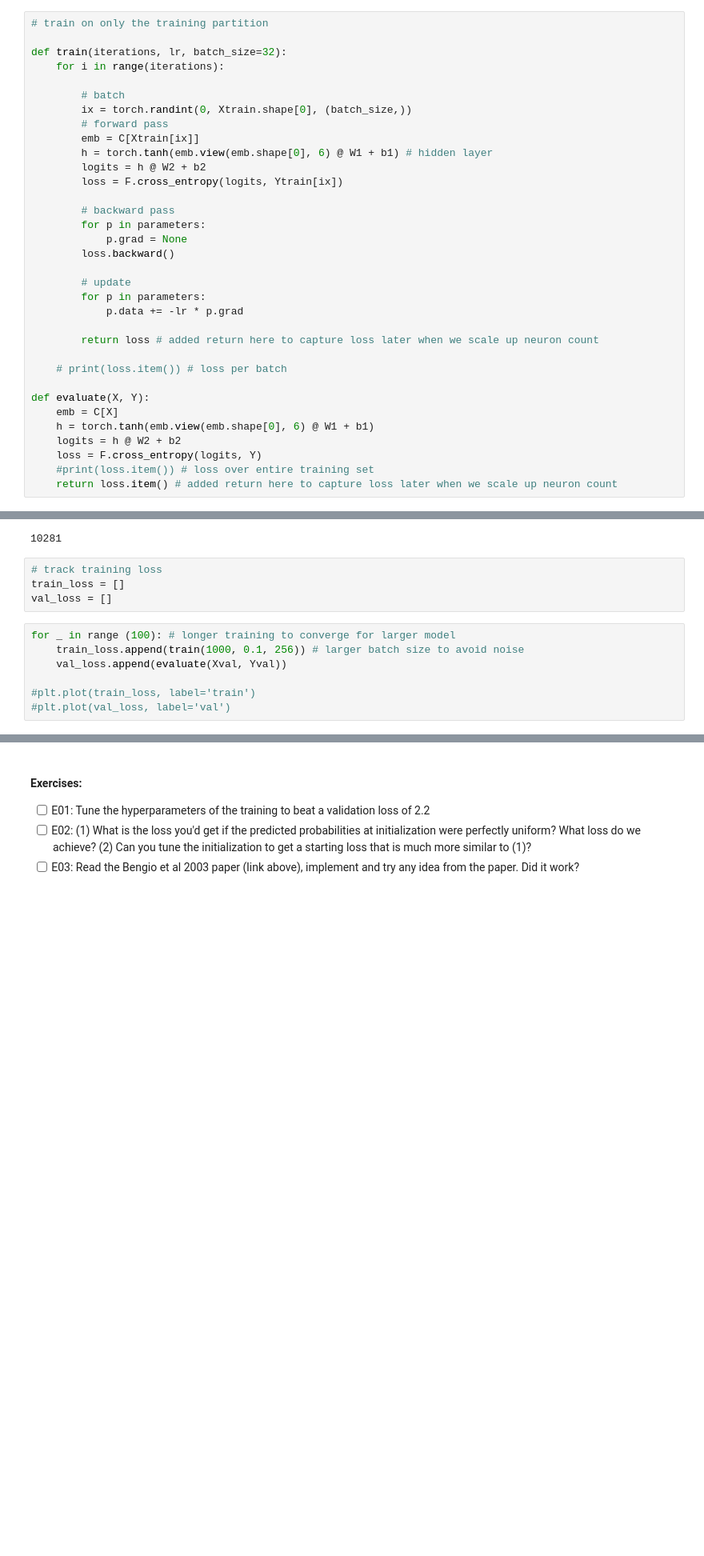
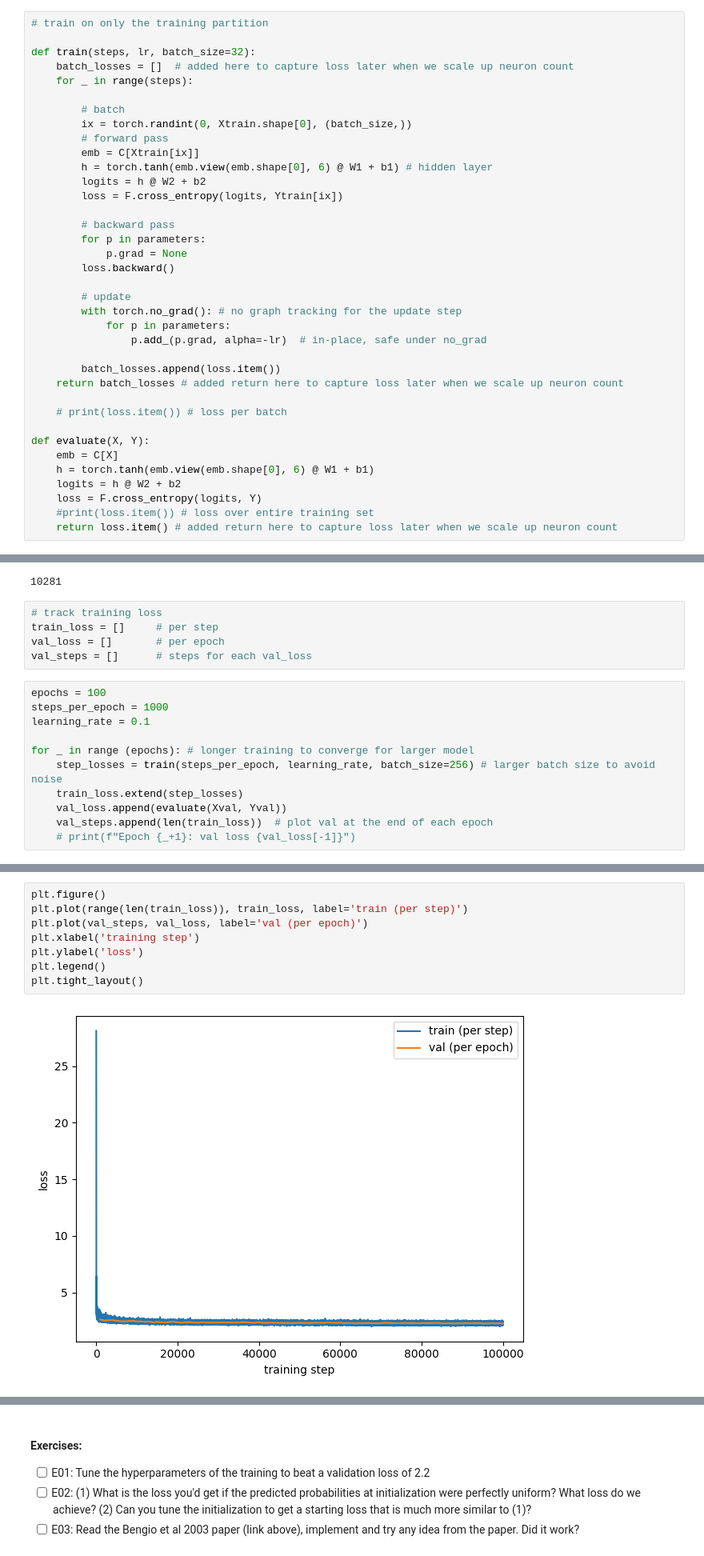
Before and after one commit to jcentner/makemore-repro, a Jupyter notebook: 01_MLP.ipynb, the cells around one changed output, grey strips where cells are left out. Shown: that part at 80% size. Saved outputs shown, nothing was run; the diff lists cells and outputs as text; blank space fills up the shorter version.

Commit message:
plotting train/val loss

```diff
--- a/01_MLP.ipynb
+++ b/01_MLP.ipynb
@@ -302,8 +303,9 @@ for p in parameters:
 # %%
 # train on only the training partition
 
-def train(iterations, lr, batch_size=32):
-    for i in range(iterations):
+def train(steps, lr, batch_size=32):
+    batch_losses = []  # added here to capture loss later when we scale up neuron count
+    for _ in range(steps):
 
         # batch
         ix = torch.randint(0, Xtrain.shape[0], (batch_size,))
@@ -319,10 +321,12 @@ def train(iterations, lr, batch_size=32):
         loss.backward()
 
         # update
-        for p in parameters:
-            p.data += -lr * p.grad
+        with torch.no_grad(): # no graph tracking for the update step
+            for p in parameters:
+                p.add_(p.grad, alpha=-lr)  # in-place, safe under no_grad
 
-        return loss # added return here to capture loss later when we scale up neuron count
+        batch_losses.append(loss.item())
+    return batch_losses # added return here to capture loss later when we scale up neuron count
 
     # print(loss.item()) # loss per batch
 
@@ -381,12 +385,17 @@ for p in parameters:
 10281
 # %%
 # track training loss
-train_loss = []
-val_loss = []
+train_loss = []     # per step
+val_loss = []       # per epoch
+val_steps = []      # steps for each val_loss
 # %%
-for _ in range (100): # longer training to converge for larger model
-    train_loss.append(train(1000, 0.1, 256)) # larger batch size to avoid noise
+epochs = 100
+steps_per_epoch = 1000
+learning_rate = 0.1
+
+for _ in range (epochs): # longer training to converge for larger model
+    step_losses = train(steps_per_epoch, learning_rate, batch_size=256) # larger batch size to avoid noise
+    train_loss.extend(step_losses)
     val_loss.append(evaluate(Xval, Yval))
-
-#plt.plot(train_loss, label='train')
-#plt.plot(val_loss, label='val')
+    val_steps.append(len(train_loss))  # plot val at the end of each epoch
+    # print(f"Epoch {_+1}: val loss {val_loss[-1]}")
@@ -394,0 +402,10 @@ SyntaxError: invalid syntax (282929656.py, line 5)
+# %%
+plt.figure()
+plt.plot(range(len(train_loss)), train_loss, label='train (per step)')
+plt.plot(val_steps, val_loss, label='val (per epoch)')
+plt.xlabel('training step')
+plt.ylabel('loss')
+plt.legend()
+plt.tight_layout()
+# %% [output]
+[figure, added]
```
Also changed, not shown: parts of 3 cells of this notebook.
